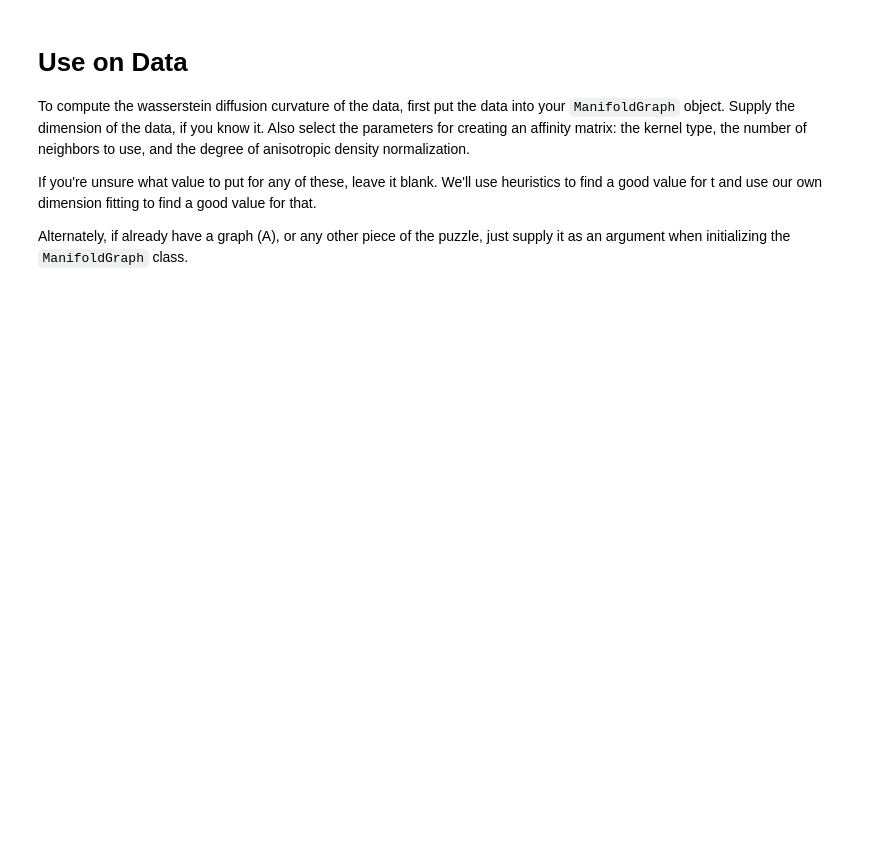
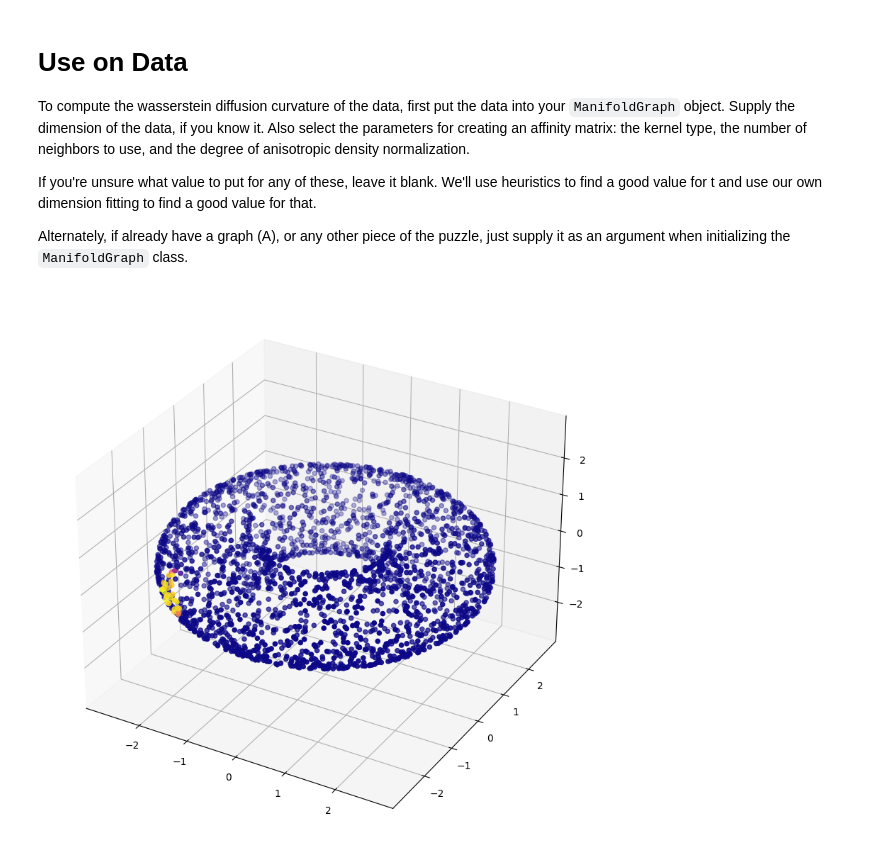
Before and after one commit to professorwug/diffusion-curvature-old, a Jupyter notebook: Core (graphtools).ipynb, the cells around one changed output. Drawn from its saved outputs; the diff is of its cells as text; code cells hidden in the pictures; blank space fills up the shorter version.

```diff
--- a/Core (graphtools).ipynb
+++ b/Core (graphtools).ipynb
@@ -316,4 +324,10 @@ To compute the wasserstein diffusion curvature of the data, first put the data i
 If you're unsure what value to put for any of these, leave it blank. We'll use heuristics to find a good value for t and use our own dimension fitting to find a good value for that.
 
 Alternately, if already have a graph (A), or any other piece of the puzzle, just supply it as an argument when initializing the `ManifoldGraph` class.
+# %%
+G_torus = graphtools.Graph(X_torus, anisotropy=1, knn=30)
+# %%
+plot_3d(X_torus, G_torus.P[0].toarray())
+# %% [output]
+[figure, added]
 # %%
```
Also changed, not shown: parts of 23 cells of this notebook, 13 other files.
